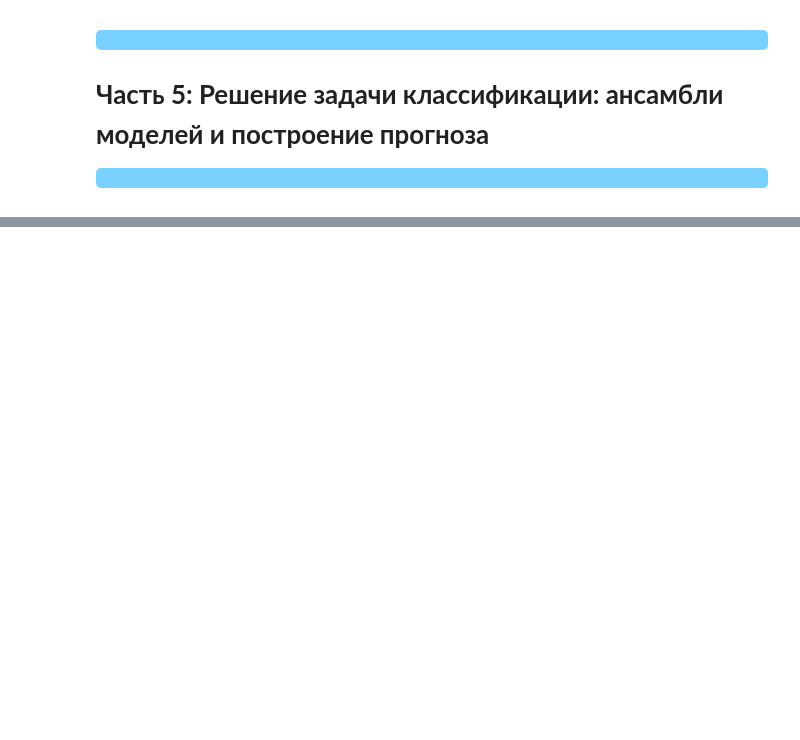
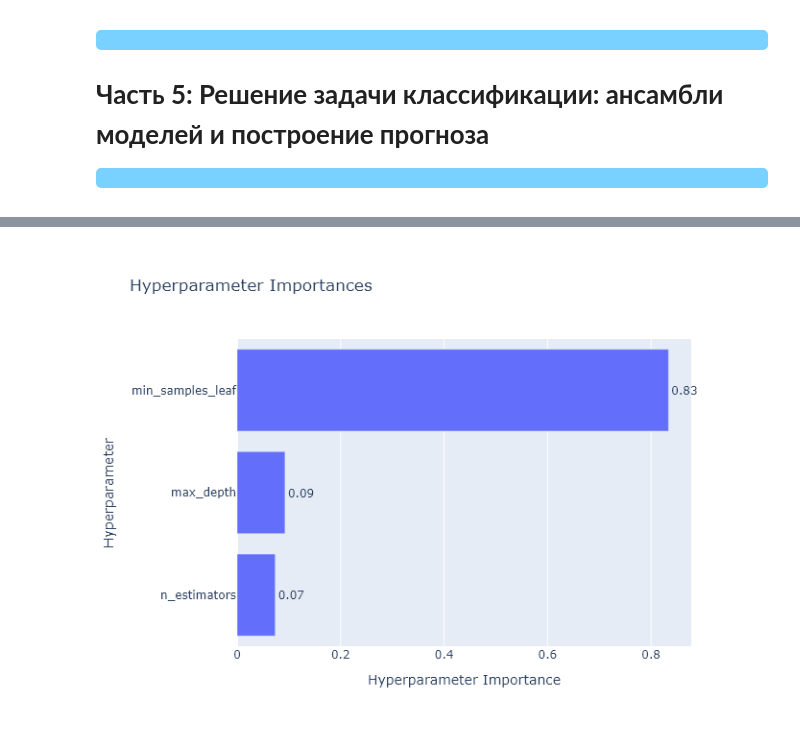
Before and after one commit to xndrf/Data_Science_Project, a Jupyter notebook: Bank_deposit/Project_4.ipynb, the cells around one changed output, grey strips where cells are left out. Saved outputs shown, nothing was run; the diff lists cells and outputs as text; code cells hidden in the pictures; blank space fills up the shorter version.

```diff
--- a/Bank_deposit/Project_4.ipynb
+++ b/Bank_deposit/Project_4.ipynb
@@ -1133,0 +1205,9 @@ display(Image(filename="png/plot_contour.png"))
+# %%
+fig_ppi= vis.plot_param_importances(study_ranFor_opt, target_name="accuracy_score")
+
+fig_ppi.write_image("png/plot_param_importances.png", engine="kaleido")
+
+# Отображение графика на GITHUB
+display(Image(filename="png/plot_param_importances.png"))
+# %% [output]
+[figure, added]
```
Also changed, not shown: parts of 52 cells of this notebook, 17 other files.
